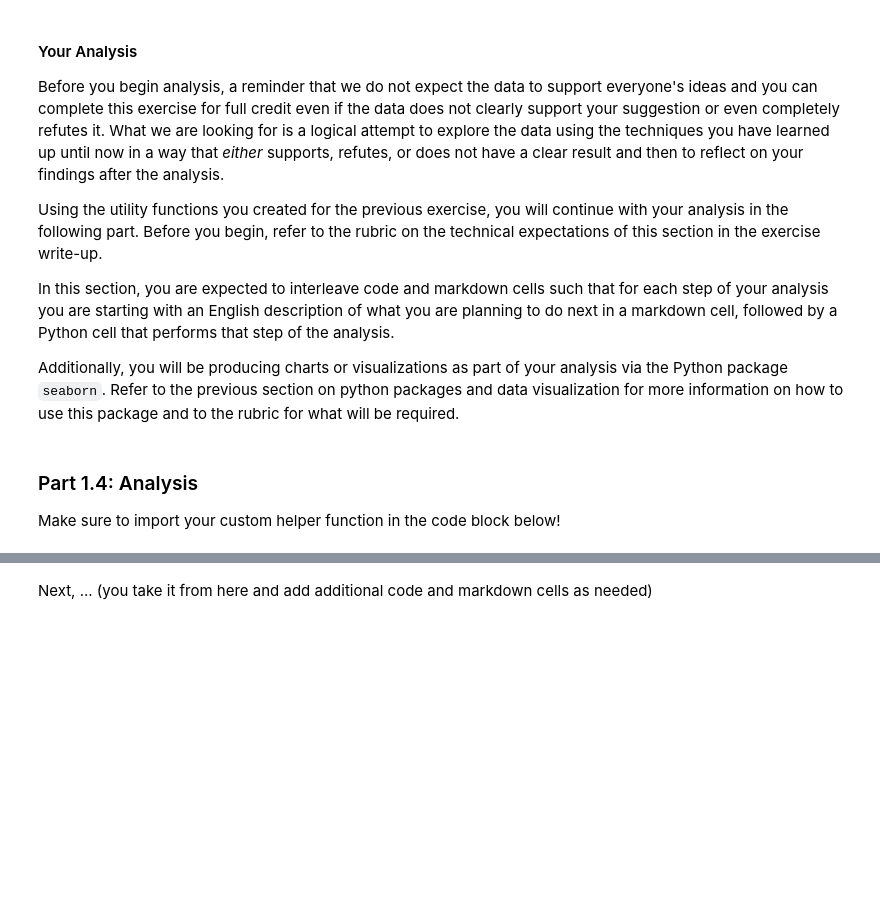
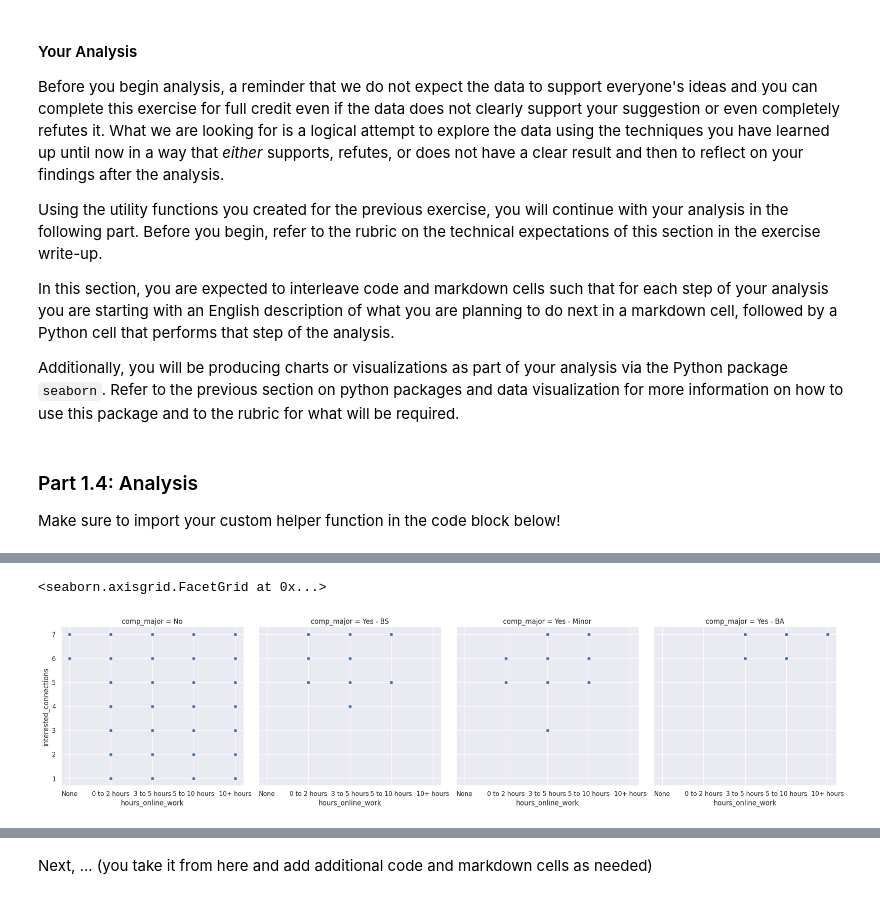
Before and after one commit to RyanZaph/comp110-26s-workspace, a Jupyter notebook: exercises/ex09/analysis.ipynb, the cells around one changed output, grey strips where cells are left out. Drawn from its saved outputs; the diff is of its cells as text; code cells hidden in the pictures; blank space fills up the shorter version.

```diff
--- a/exercises/ex09/analysis.ipynb
+++ b/exercises/ex09/analysis.ipynb
@@ -451,0 +544,28 @@ Make sure to import your custom helper function in the code block below!
+# %%
+import seaborn as sns
+
+sns.set_theme()
+
+selected_data = select(data_cols, ["interested_connections", "hours_online_work", "comp_major"])
+
+selected_data_converted = convert_columns_to_int(selected_data, ["interested_connections"])
+
+
+my_hours_order = ["None", "0 to 2 hours", "3 to 5 hours", "5 to 10 hours", "10+ hours"]
+
+# 4. Convert to categorical with ordered categories
+selected_data_converted["hours_online_work"] = pd.Categorical( # used this order my x axis properly
+    selected_data_converted["hours_online_work"],
+    categories=my_hours_order,
+    ordered=True
+)
+
+sns.relplot(
+    data=selected_data_converted,
+    kind="scatter",
+    x="hours_online_work",
+    y="interested_connections",
+    col="comp_major")
+# %% [output]
+<seaborn.axisgrid.FacetGrid at 0x...>
+[figure, added]
```
Also changed, not shown: parts of 16 cells of this notebook, 4 other files.
